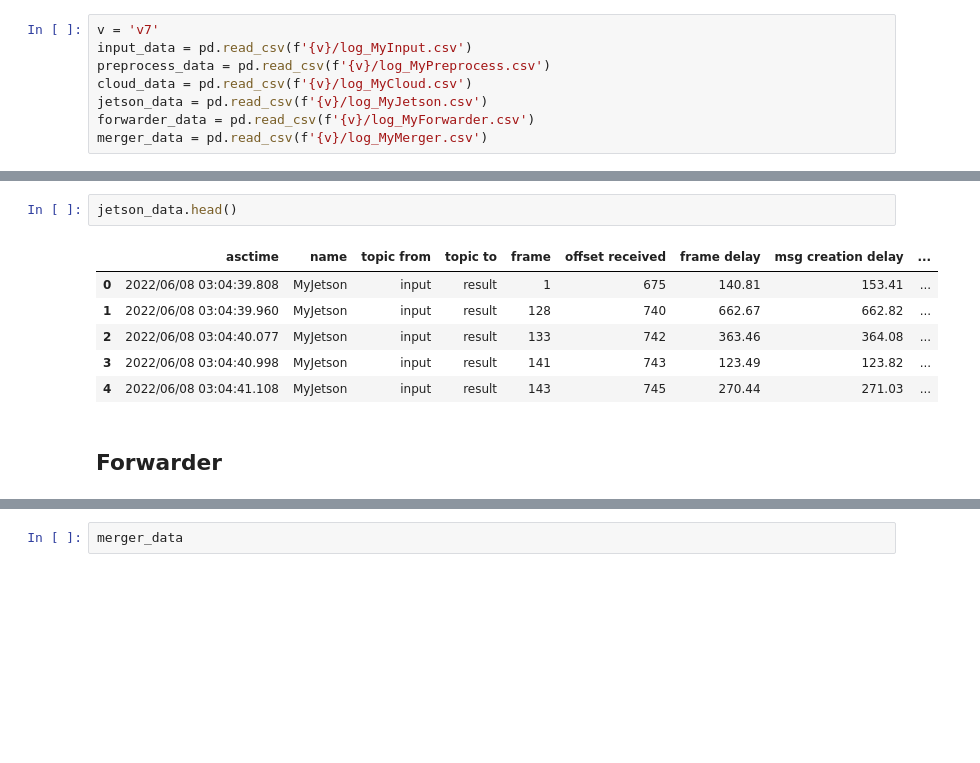
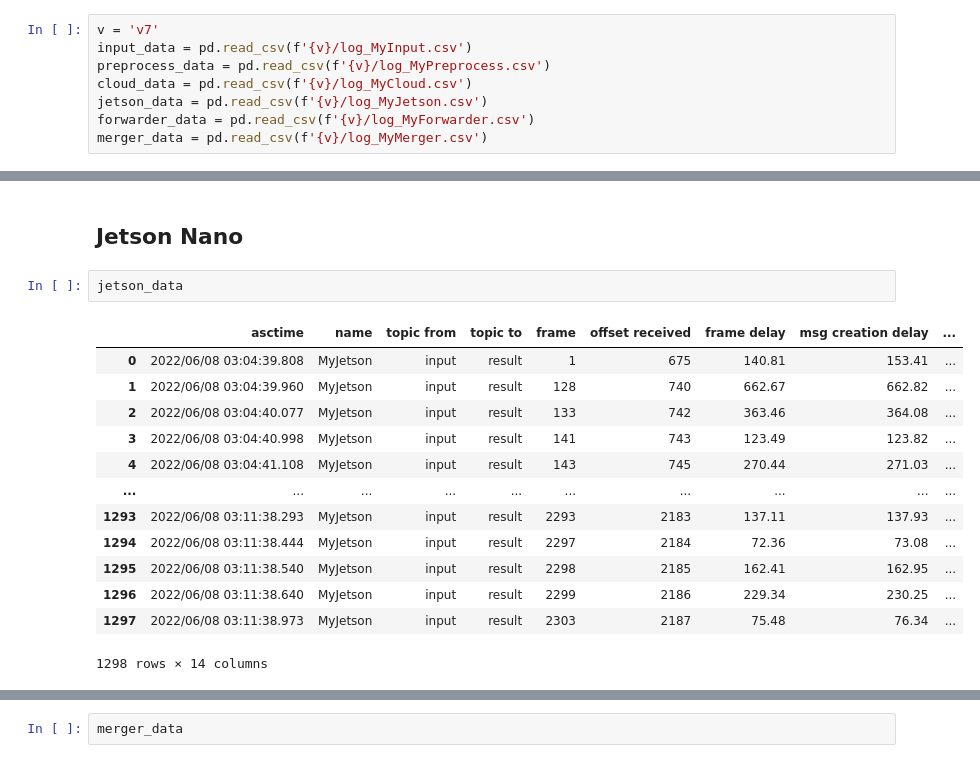
Before and after one commit to fogverse/live-yolov5, a Jupyter notebook: analysis/analysis.ipynb, the cells around one changed output, grey strips where cells are left out. Drawn from its saved outputs; the diff is of its cells as text; blank space fills up the shorter version.

```diff
--- a/analysis/analysis.ipynb
+++ b/analysis/analysis.ipynb
@@ -49,11 +140,18 @@ cloud_data.head()
+# %% [markdown]
+## Jetson Nano
 # %%
-jetson_data.head()
+jetson_data
 # %% [output]
 |  | asctime | name | topic from | topic to | frame | offset received | frame delay | msg creation delay | ... |
 | 0 | 2022/06/08 03:04:39.808 | MyJetson | input | result | 1 | 675 | 140.81 | 153.41 | ... |
 | 1 | 2022/06/08 03:04:39.960 | MyJetson | input | result | 128 | 740 | 662.67 | 662.82 | ... |
 | 2 | 2022/06/08 03:04:40.077 | MyJetson | input | result | 133 | 742 | 363.46 | 364.08 | ... |
 | 3 | 2022/06/08 03:04:40.998 | MyJetson | input | result | 141 | 743 | 123.49 | 123.82 | ... |
 | 4 | 2022/06/08 03:04:41.108 | MyJetson | input | result | 143 | 745 | 270.44 | 271.03 | ... |
+| ... | ... | ... | ... | ... | ... | ... | ... | ... | ... |
+| 1293 | 2022/06/08 03:11:38.293 | MyJetson | input | result | 2293 | 2183 | 137.11 | 137.93 | ... |
+| 1294 | 2022/06/08 03:11:38.444 | MyJetson | input | result | 2297 | 2184 | 72.36 | 73.08 | ... |
+| 1295 | 2022/06/08 03:11:38.540 | MyJetson | input | result | 2298 | 2185 | 162.41 | 162.95 | ... |
+| 1296 | 2022/06/08 03:11:38.640 | MyJetson | input | result | 2299 | 2186 | 229.34 | 230.25 | ... |
+| 1297 | 2022/06/08 03:11:38.973 | MyJetson | input | result | 2303 | 2187 | 75.48 | 76.34 | ... |
+1298 rows × 14 columns
-# %% [markdown]
-## Forwarder
```
Also changed, not shown: parts of 30 cells of this notebook.
